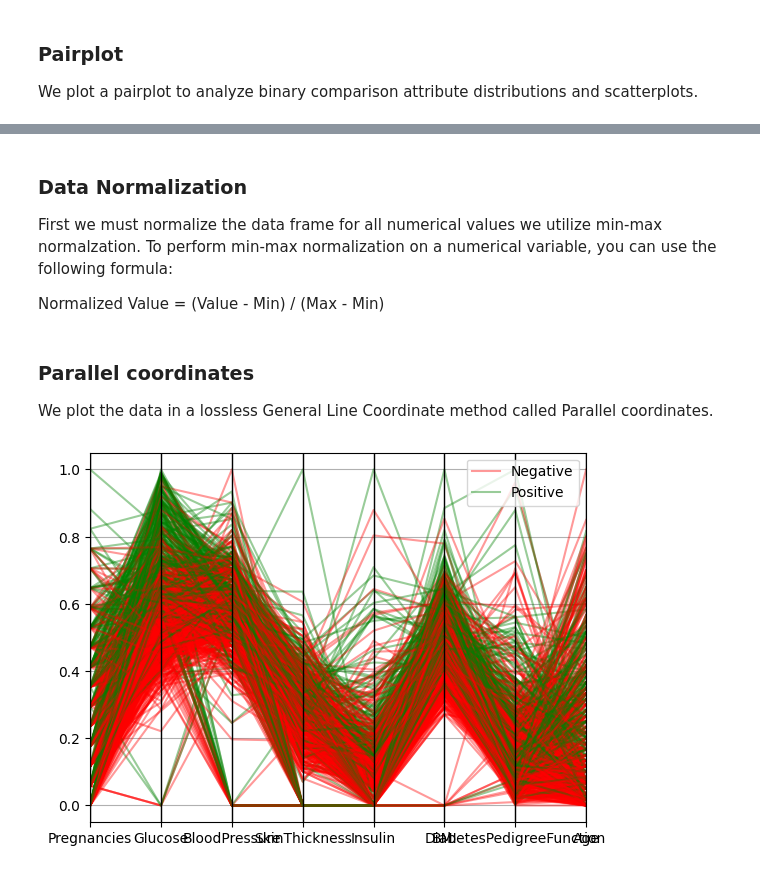
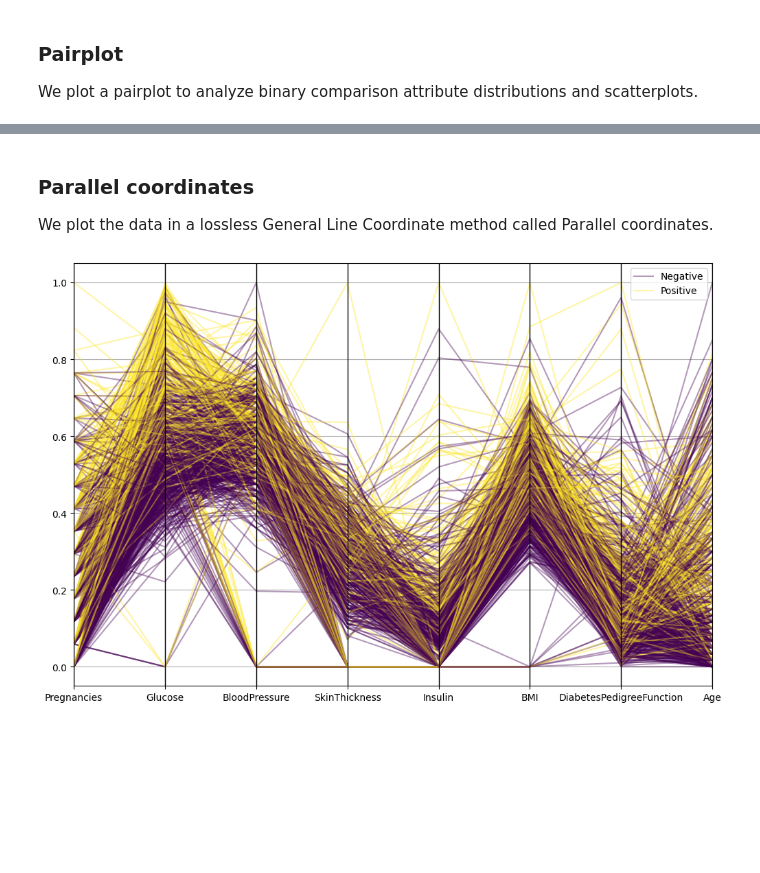
Before and after one commit to AvaAvarai/DataAnalysisNotebook, a Jupyter notebook: notebook.ipynb, the cells around one changed output, grey strips where cells are left out. Drawn from its saved outputs; the diff is of its cells as text; code cells hidden in the pictures; blank space fills up the shorter version.

```diff
--- a/notebook.ipynb
+++ b/notebook.ipynb
@@ -48,7 +58,0 @@ sns.pairplot(df, hue='class', vars=columns, height=1.25)
-# %% [markdown]
-### Data Normalization
-
-First we must normalize the data frame for all numerical values we utilize min-max normalzation.
-To perform min-max normalization on a numerical variable, you can use the following formula:
-
-Normalized Value = (Value - Min) / (Max - Min)
@@ -63,10 +63,13 @@ We plot the data in a lossless General Line Coordinate method called Parallel co
 # %%
 import matplotlib.pyplot as plt
 
+# Set the figure size (width, height) in inches
+plt.figure(figsize=(12, 8))
+
 # Plot the DataFrame in normalized parallel coordinates
-pd.plotting.parallel_coordinates(df_normalized, 'class', color=('r', 'g', 'b'), alpha=0.4)
+pd.plotting.parallel_coordinates(df_normalized, 'class', colormap='viridis', alpha=0.4)
 
 # Display the plot
 plt.show()
 # %% [output]
-[figure, old version]
+[figure, new version]
```
Also changed, not shown: parts of 6 cells of this notebook.
